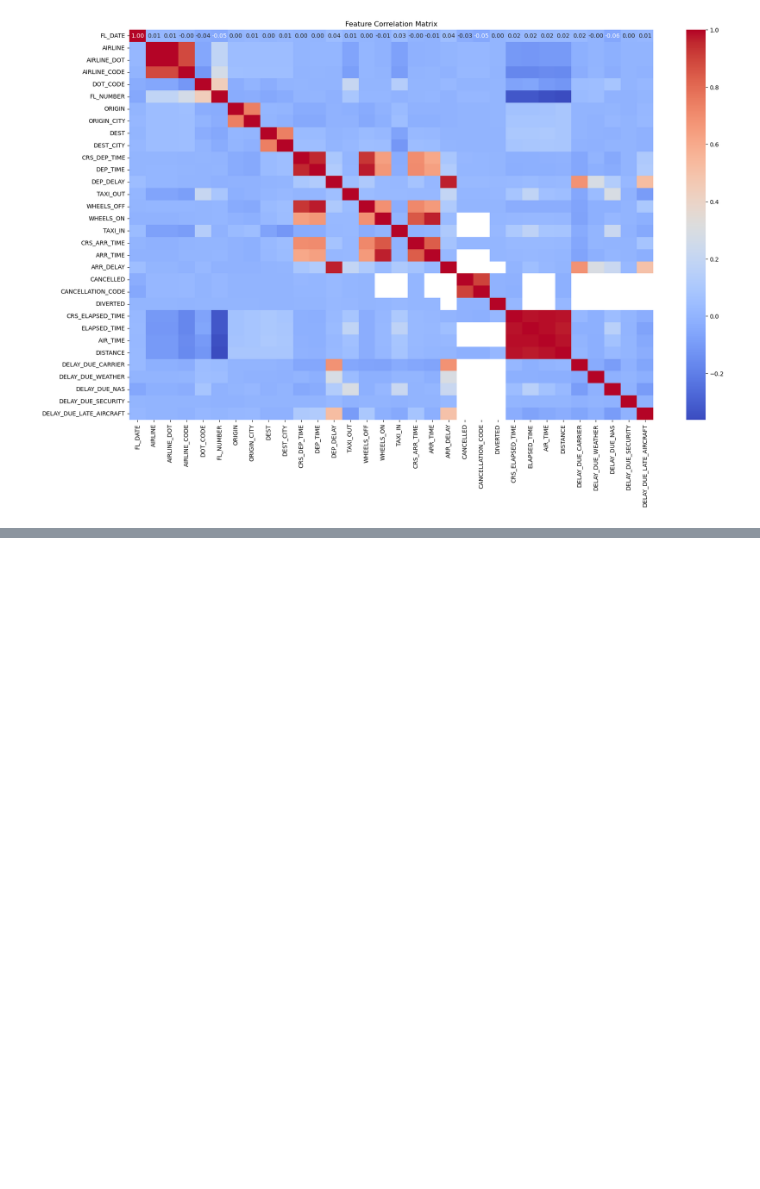
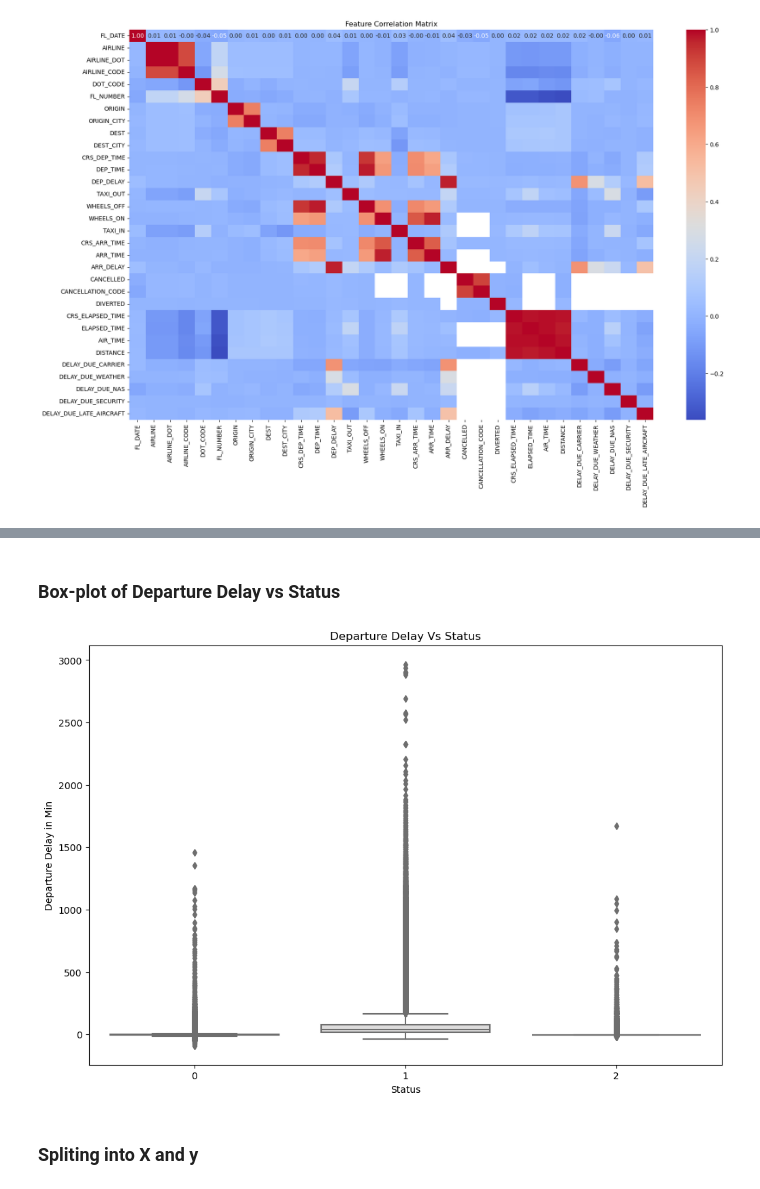
Before and after one commit to Shantanuubasu/flight_delay_cancellation_prediction, a Jupyter notebook: Flight_Predictor.ipynb, the cells around one changed output, grey strips where cells are left out. Saved outputs shown, nothing was run; the diff lists cells and outputs as text; code cells hidden in the pictures; blank space fills up the shorter version.

```diff
--- a/Flight_Predictor.ipynb
+++ b/Flight_Predictor.ipynb
@@ -140,0 +293,13 @@ plt.show()
+# %% [markdown]
+### Box-plot of Departure Delay vs Status
+# %%
+plt.figure(figsize =(12,8))
+sns.boxplot(x=df["Status"], y=df["DEP_DELAY"], palette = "coolwarm")
+plt.title("Departure Delay Vs Status")
+plt.xlabel("Status")
+plt.ylabel("Departure Delay in Min")
+plt.show()
+# %% [output]
+[figure, added]
+# %% [markdown]
+### Spliting into X and y
```
Also changed, not shown: parts of 55 cells of this notebook, 2 other files.
